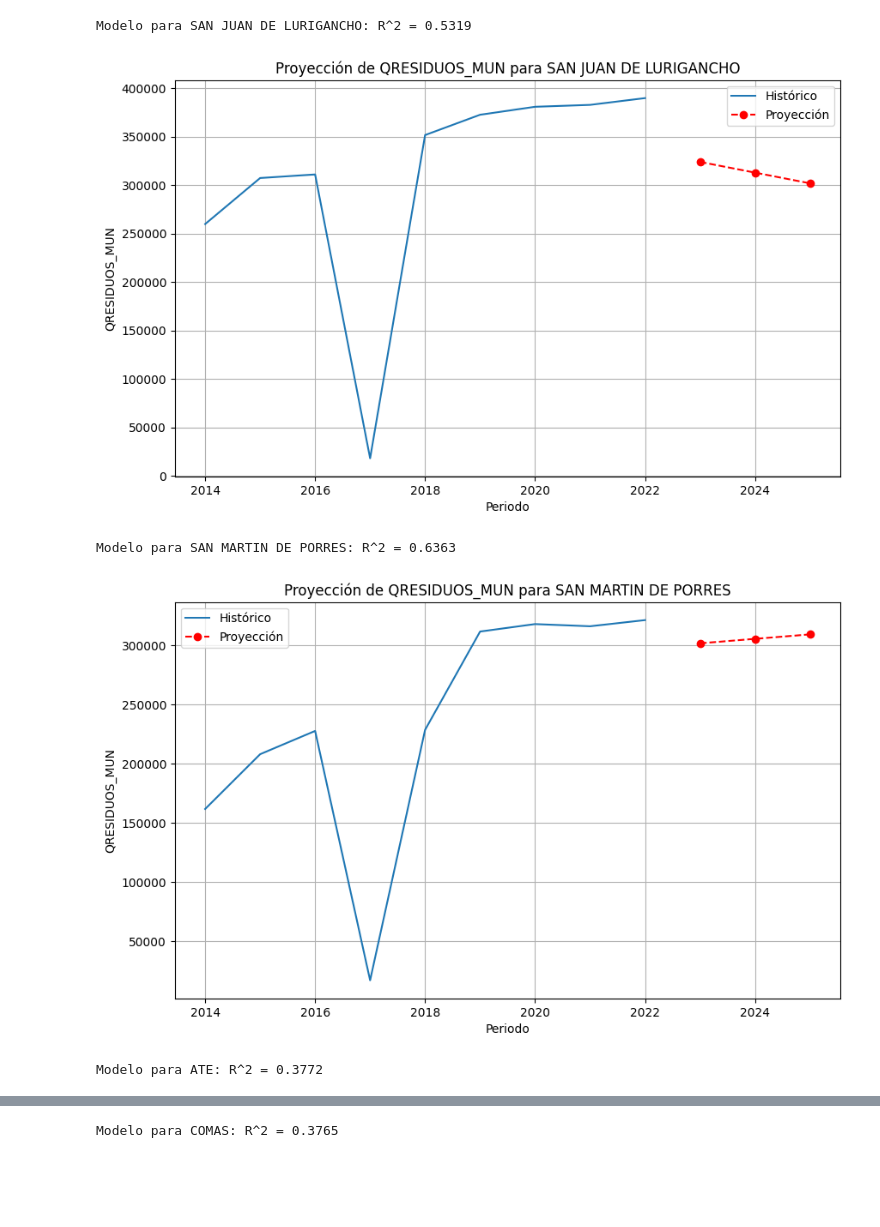
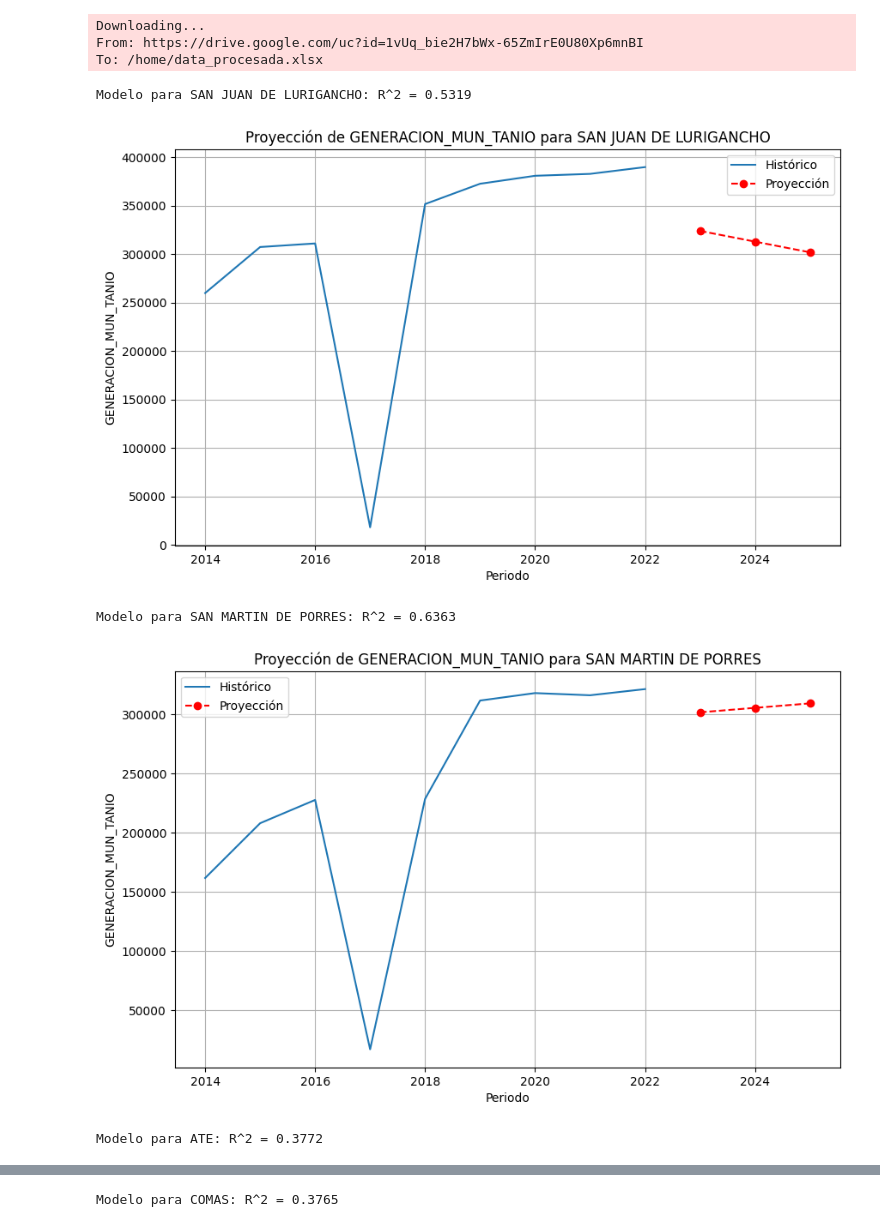
Before and after one commit to AlvaroCastro22/SI-TF, a Jupyter notebook: regresionlinealdistrito.ipynb, the cells around one changed output, grey strips where cells are left out. Cells and saved outputs as stored; diff of their text form; code cells hidden in the pictures; blank space fills up the shorter version.

Commit message:
Integración con drive

```diff
--- a/regresionlinealdistrito.ipynb
+++ b/regresionlinealdistrito.ipynb
@@ -5,13 +5,25 @@ import pandas as pd
 import numpy as np
 from sklearn.linear_model import LinearRegression
 import matplotlib.pyplot as plt
+import gdown
 
-file_path = '/home/data_procesada.xlsx'
-data = pd.read_excel(file_path)
+# Función para descargar archivos de Google Drive
+def download_file_from_google_drive(drive_url, output_path):
+    file_id = drive_url.split('/')[-2]
+    gdown.download(f'https://drive.google.com/uc?id=' + file_id, output_path, quiet=False)
+
+# URLs de los archivos en Google Drive
+drive_url1 = 'https://docs.google.com/spreadsheets/d/1vUq_bie2H7bWx-65ZmIrE0U80Xp6mnBI/edit?usp=drive_link&ouid=115791221559135717387&rtpof=true&sd=true'
+
+# Descargar archivos de Google Drive
+file_path1 = '/home/data_procesada.xlsx'
+download_file_from_google_drive(drive_url1, file_path1)
+
+data = pd.read_excel(file_path1)
 
 data['PERIODO'] = data['PERIODO'].astype(int)
 data['POB_URBANA'] = data['POB_URBANA'].astype(float)
-data['QRESIDUOS_MUN'] = data['QRESIDUOS_MUN'].astype(float)
+data['GENERACION_MUN_TANIO'] = data['GENERACION_MUN_TANIO'].astype(float)
 
 proyecciones = []
 distritos = data['DISTRITO'].unique()
@@ -19,7 +31,7 @@ distritos = data['DISTRITO'].unique()
 for distrito in distritos:
     df_distrito = data[data['DISTRITO'] == distrito]
     X = df_distrito[['PERIODO', 'POB_URBANA']]
-    y = df_distrito['QRESIDUOS_MUN']
+    y = df_distrito['GENERACION_MUN_TANIO']
 
     model = LinearRegression()
     model.fit(X, y)
@@ -37,39 +49,42 @@ for distrito in distritos:
     # La población urbana sigue la misma tendencia de crecimiento
     ultima_poblacion = df_distrito[df_distrito['PERIODO'] == ultimo_periodo]['POB_URBANA'].values[0]
     crecimiento_poblacion = (ultima_poblacion - df_distrito[df_distrito['PERIODO'] == (ultimo_periodo - 1)]['POB_URBANA'].values[0])
 
     def prediccionResiduos(x):
         diferencia = x - ultimo_periodo
         poblacion_futura = ultima_poblacion + crecimiento_poblacion*diferencia
         prediccion= model.predict([[x, poblacion_futura]])[0]
         proyecciones.append({
             'DISTRITO': distrito,
             'PERIODO': x,
-            'QRESIDUOS_MUN': prediccion
+            'GENERACION_MUN_TANIO': prediccion
         })
         return prediccion
 
 
     plt.figure(figsize=(10, 6))
-    plt.plot(df_distrito['PERIODO'], df_distrito['QRESIDUOS_MUN'], label='Histórico')
+    plt.plot(df_distrito['PERIODO'], df_distrito['GENERACION_MUN_TANIO'], label='Histórico')
     plt.plot([proximo_periodo_1, proximo_periodo_2,proximo_periodo_3],
               [prediccionResiduos(proximo_periodo_1), prediccionResiduos(proximo_periodo_2),prediccionResiduos(proximo_periodo_3)],
               linestyle='--', marker='o', color='red', label='Proyección')
     plt.xlabel('Periodo')
-    plt.ylabel('QRESIDUOS_MUN')
-    plt.title(f'Proyección de QRESIDUOS_MUN para {distrito}')
+    plt.ylabel('GENERACION_MUN_TANIO')
+    plt.title(f'Proyección de GENERACION_MUN_TANIO para {distrito}')
     plt.legend()
     plt.grid(True)
     plt.show()
 
 proyecciones_df = pd.DataFrame(proyecciones)
 
 print(proyecciones_df)
 
 proyecciones_df.to_excel('/home/proyecciones.xlsx', index=False)
 # %% [output]
-Modelo para SAN JUAN DE LURIGANCHO: R^2 = 0.5319
+Downloading...
+From: https://drive.google.com/uc?id=1vUq_bie2H7bWx-65ZmIrE0U80Xp6mnBI
+To: /home/data_procesada.xlsx
+Modelo para SAN JUAN DE LURIGANCHO: R^2 = 0.5319
-[figure, old version]
+[figure, new version]
-Modelo para SAN MARTIN DE PORRES: R^2 = 0.6363
+Modelo para SAN MARTIN DE PORRES: R^2 = 0.6363
-[figure, old version]
+[figure, new version]
-Modelo para ATE: R^2 = 0.3772
+Modelo para ATE: R^2 = 0.3772
@@ -77 +92 @@ Modelo para ATE: R^2 = 0.3772
-Modelo para COMAS: R^2 = 0.3765
+Modelo para COMAS: R^2 = 0.3765
```
Also changed, not shown: parts of 1 cell of this notebook.
